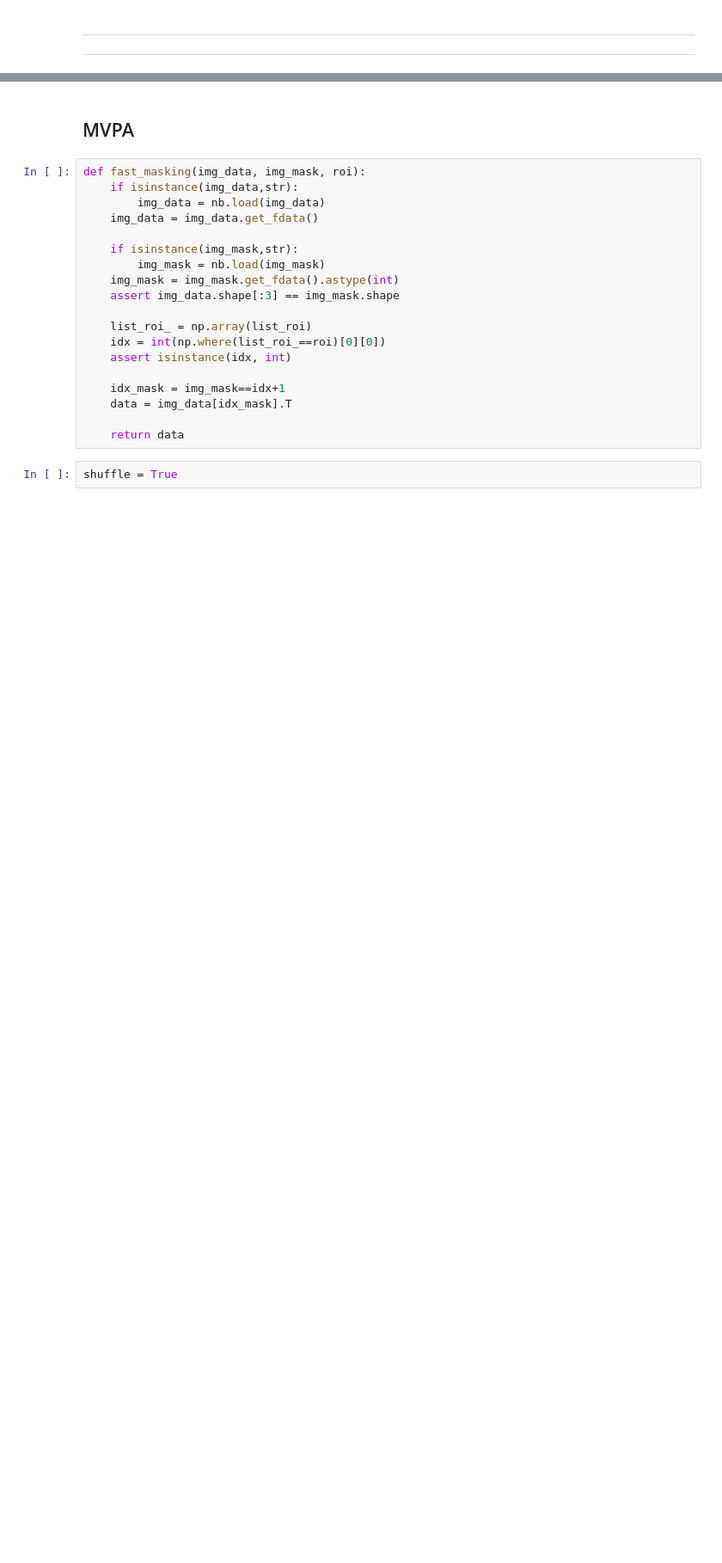
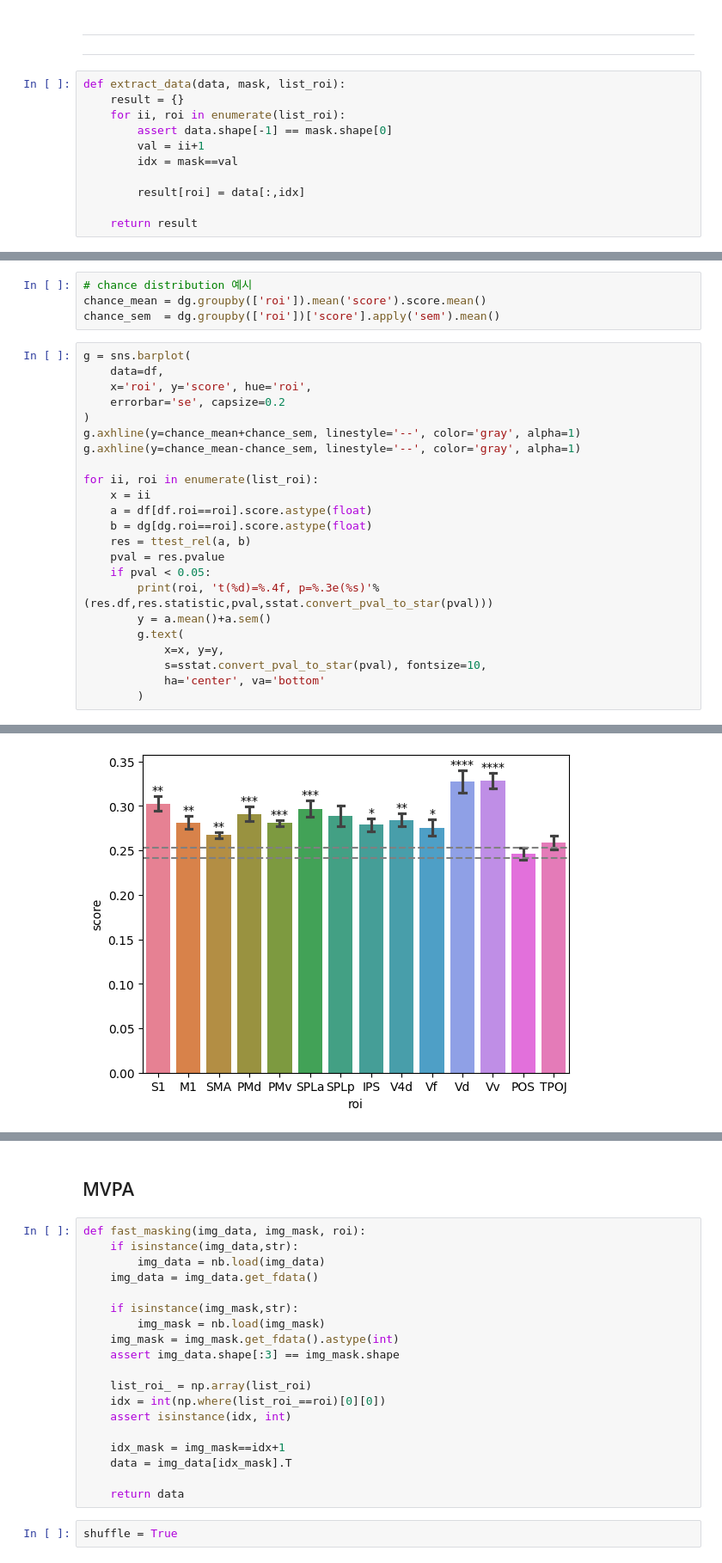
Before and after one commit to psb629/SeqSpatialSupp_fMRI, a Jupyter notebook: scripts/glmsingle.glm1.MVPA.ipynb, the cells around one changed output, grey strips where cells are left out. Shown at 86% size. Drawn from its saved outputs; the diff is of its cells as text; blank space fills up the shorter version.

Commit message:
updated MVPA result for new ROI

```diff
--- a/scripts/glmsingle.glm1.MVPA.ipynb
+++ b/scripts/glmsingle.glm1.MVPA.ipynb
@@ -98,3 +130,14 @@ list_roi = ['V1','V2','V3','hV4','VO1','VO2','LO1','LO2','TO1','TO2','V3b','V3a'
 # %% [markdown]
 ---
 ---
+# %%
+def extract_data(data, mask, list_roi):
+    result = {}
+    for ii, roi in enumerate(list_roi):
+        assert data.shape[-1] == mask.shape[0]
+        val = ii+1
+        idx = mask==val
+
+        result[roi] = data[:,idx]
+
+    return result
@@ -100,0 +192,28 @@ list_roi = ['V1','V2','V3','hV4','VO1','VO2','LO1','LO2','TO1','TO2','V3b','V3a'
+# %%
+# chance distribution 예시
+chance_mean = dg.groupby(['roi']).mean('score').score.mean()
+chance_sem  = dg.groupby(['roi'])['score'].apply('sem').mean()
+# %%
+g = sns.barplot(
+    data=df,
+    x='roi', y='score', hue='roi',
+    errorbar='se', capsize=0.2
+)
+g.axhline(y=chance_mean+chance_sem, linestyle='--', color='gray', alpha=1)
+g.axhline(y=chance_mean-chance_sem, linestyle='--', color='gray', alpha=1)
+
+for ii, roi in enumerate(list_roi):
+    x = ii
+    a = df[df.roi==roi].score.astype(float)
+    b = dg[dg.roi==roi].score.astype(float)
+    res = ttest_rel(a, b)
+    pval = res.pvalue
+    if pval < 0.05:
+        print(roi, 't(%d)=%.4f, p=%.3e(%s)'%(res.df,res.statistic,pval,sstat.convert_pval_to_star(pval)))
+        y = a.mean()+a.sem()
+        g.text(
+            x=x, y=y,
+            s=sstat.convert_pval_to_star(pval), fontsize=10,
+            ha='center', va='bottom'
+        )
+# %% [output]
@@ -100,0 +231 @@ list_roi = ['V1','V2','V3','hV4','VO1','VO2','LO1','LO2','TO1','TO2','V3b','V3a'
+[figure, added]
```
Also changed, not shown: parts of 11 cells of this notebook.
